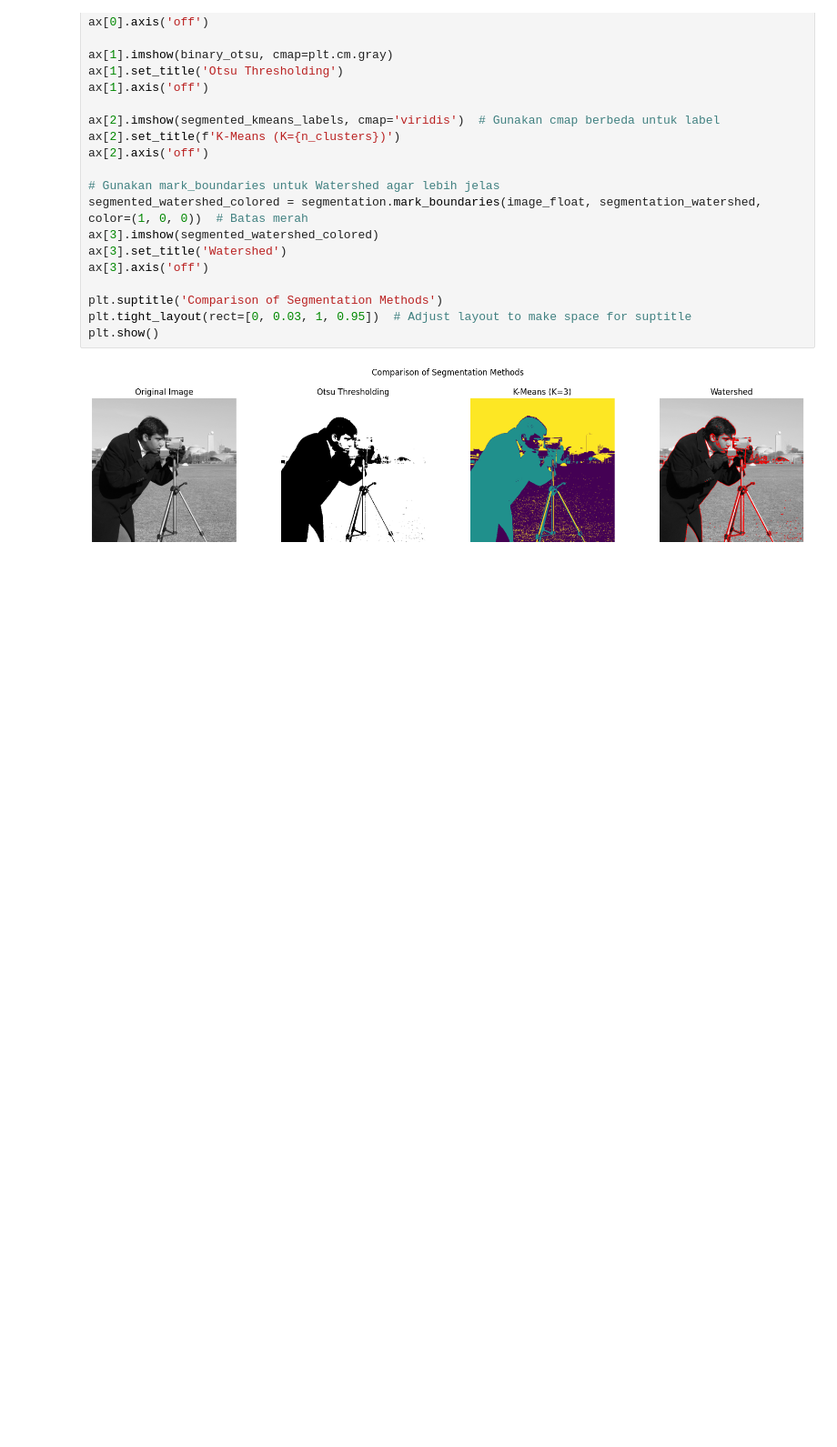
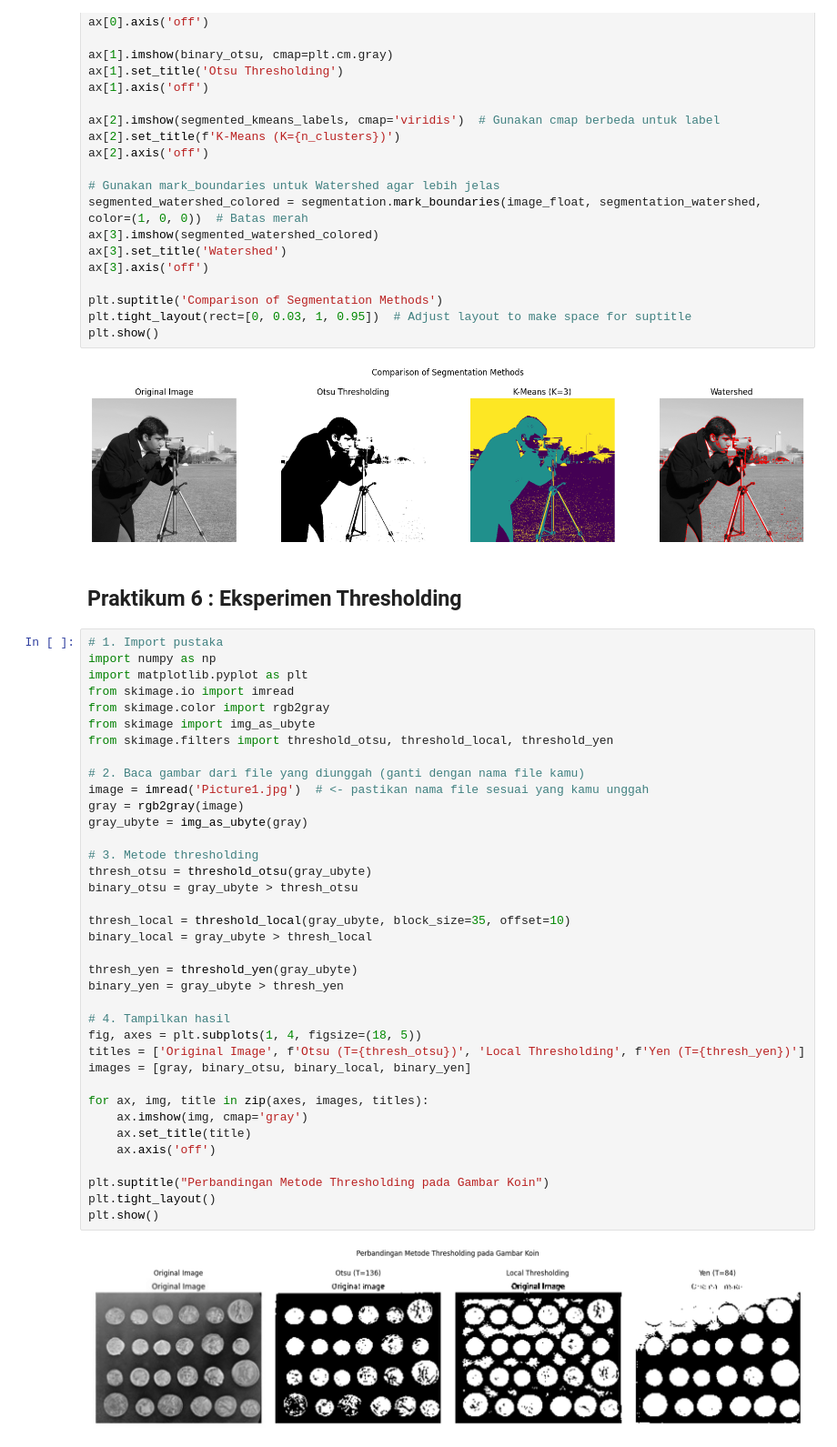
Before and after one commit to RafiArthayana/2025_Pengolahan_Citra_TI-2A, a Jupyter notebook: Jobsheet04_Pengolahan_Citra.ipynb, the cells around one changed output. Shown at 91% size. Cells and saved outputs as stored; diff of their text form; blank space fills up the shorter version.

Commit message:
Segmentasi Gambar

```diff
--- a/Jobsheet04_Pengolahan_Citra.ipynb
+++ b/Jobsheet04_Pengolahan_Citra.ipynb
@@ -279,3 +279,44 @@ plt.tight_layout(rect=[0, 0.03, 1, 0.95])  # Adjust layout to make space for sup
 plt.show()
 # %% [output]
 [figure]
+# %% [markdown]
+## Praktikum 6 : Eksperimen Thresholding
+# %%
+# 1. Import pustaka
+import numpy as np
+import matplotlib.pyplot as plt
+from skimage.io import imread
+from skimage.color import rgb2gray
+from skimage import img_as_ubyte
+from skimage.filters import threshold_otsu, threshold_local, threshold_yen
+
+# 2. Baca gambar dari file yang diunggah (ganti dengan nama file kamu)
+image = imread('Picture1.jpg')  # <- pastikan nama file sesuai yang kamu unggah
+gray = rgb2gray(image)
+gray_ubyte = img_as_ubyte(gray)
+
+# 3. Metode thresholding
+thresh_otsu = threshold_otsu(gray_ubyte)
+binary_otsu = gray_ubyte > thresh_otsu
+
+thresh_local = threshold_local(gray_ubyte, block_size=35, offset=10)
+binary_local = gray_ubyte > thresh_local
+
+thresh_yen = threshold_yen(gray_ubyte)
+binary_yen = gray_ubyte > thresh_yen
+
+# 4. Tampilkan hasil
+fig, axes = plt.subplots(1, 4, figsize=(18, 5))
+titles = ['Original Image', f'Otsu (T={thresh_otsu})', 'Local Thresholding', f'Yen (T={thresh_yen})']
+images = [gray, binary_otsu, binary_local, binary_yen]
+
+for ax, img, title in zip(axes, images, titles):
+    ax.imshow(img, cmap='gray')
+    ax.set_title(title)
+    ax.axis('off')
+
+plt.suptitle("Perbandingan Metode Thresholding pada Gambar Koin")
+plt.tight_layout()
+plt.show()
+# %% [output]
+[figure, added]
```
Also changed, not shown: parts of 2 cells of this notebook.
